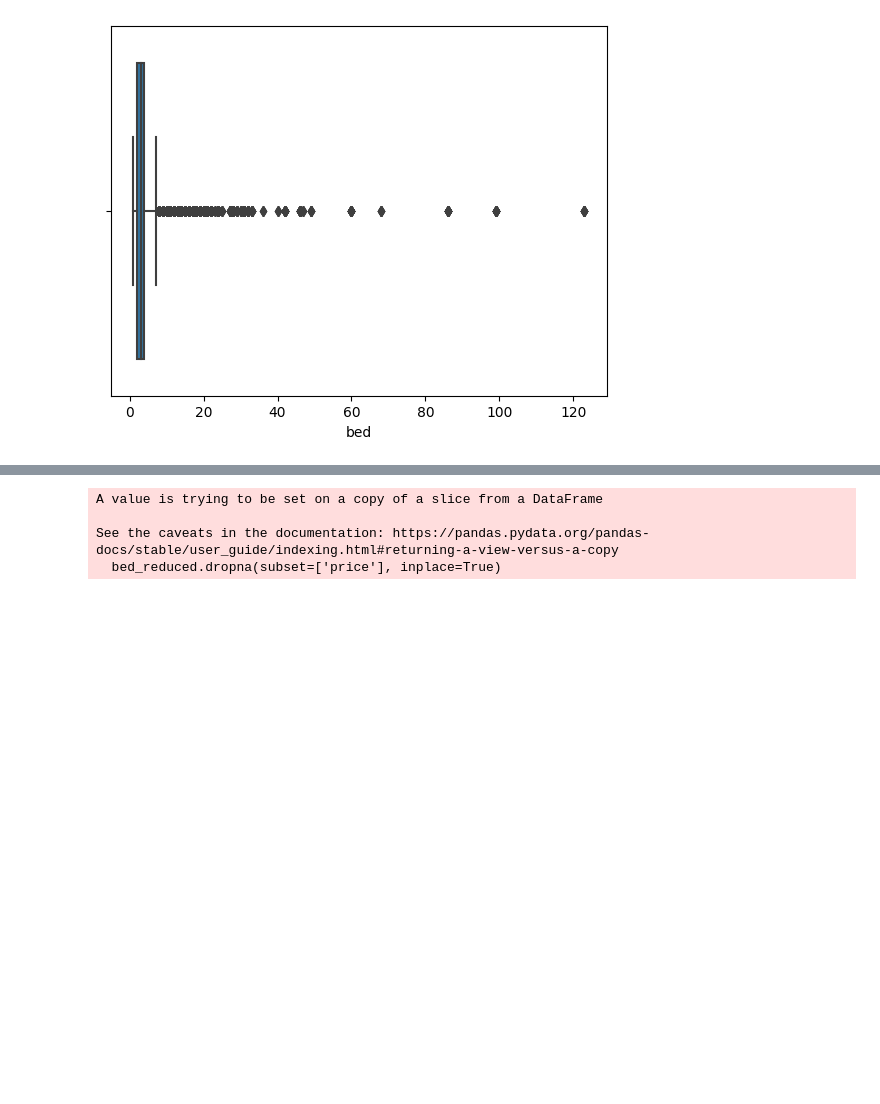
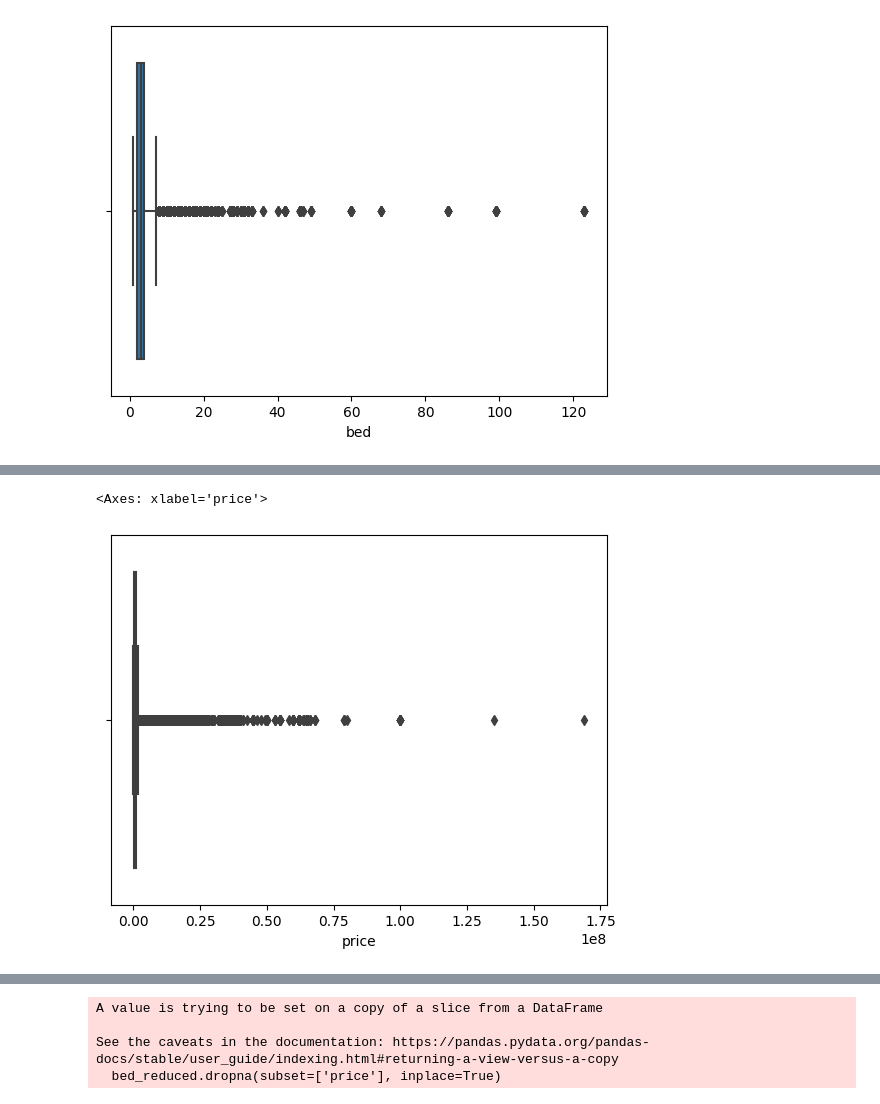
Before and after one commit to zinakhazaee/MachineLearning-SupervisedLearning_Regression, a Jupyter notebook: usa_real_estate.ipynb, the cells around one changed output, grey strips where cells are left out. Cells and saved outputs as stored; diff of their text form; code cells hidden in the pictures; blank space fills up the shorter version.

```diff
--- a/usa_real_estate.ipynb
+++ b/usa_real_estate.ipynb
@@ -180,3 +146,8 @@ house_size        202814
 prev_sold_date    388710
 price                 71
 dtype: int64
+# %%
+sns.boxplot(data = bed_reduced , x='price')
+# %% [output]
+<Axes: xlabel='price'>
+[figure, added]
```
Also changed, not shown: parts of 20 cells of this notebook.
